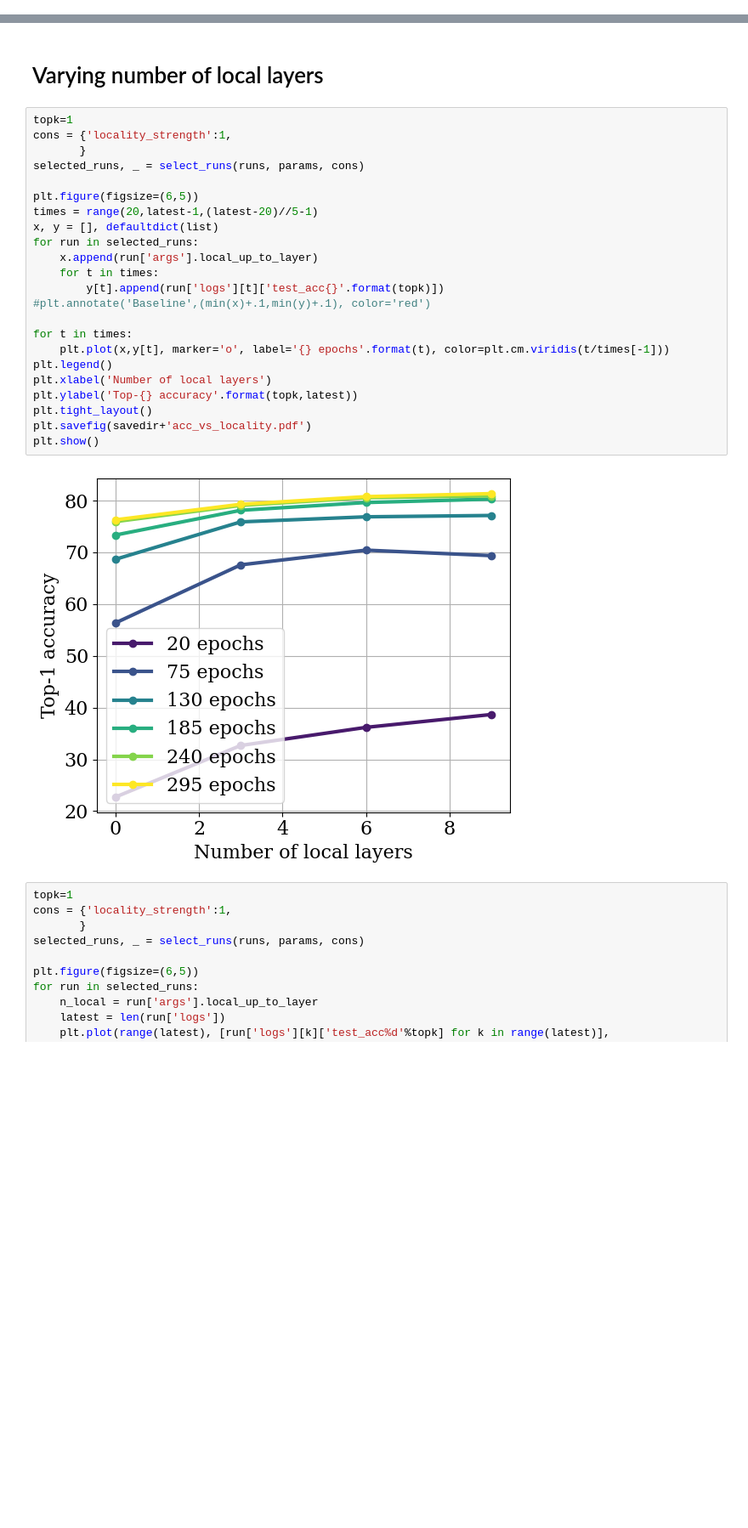
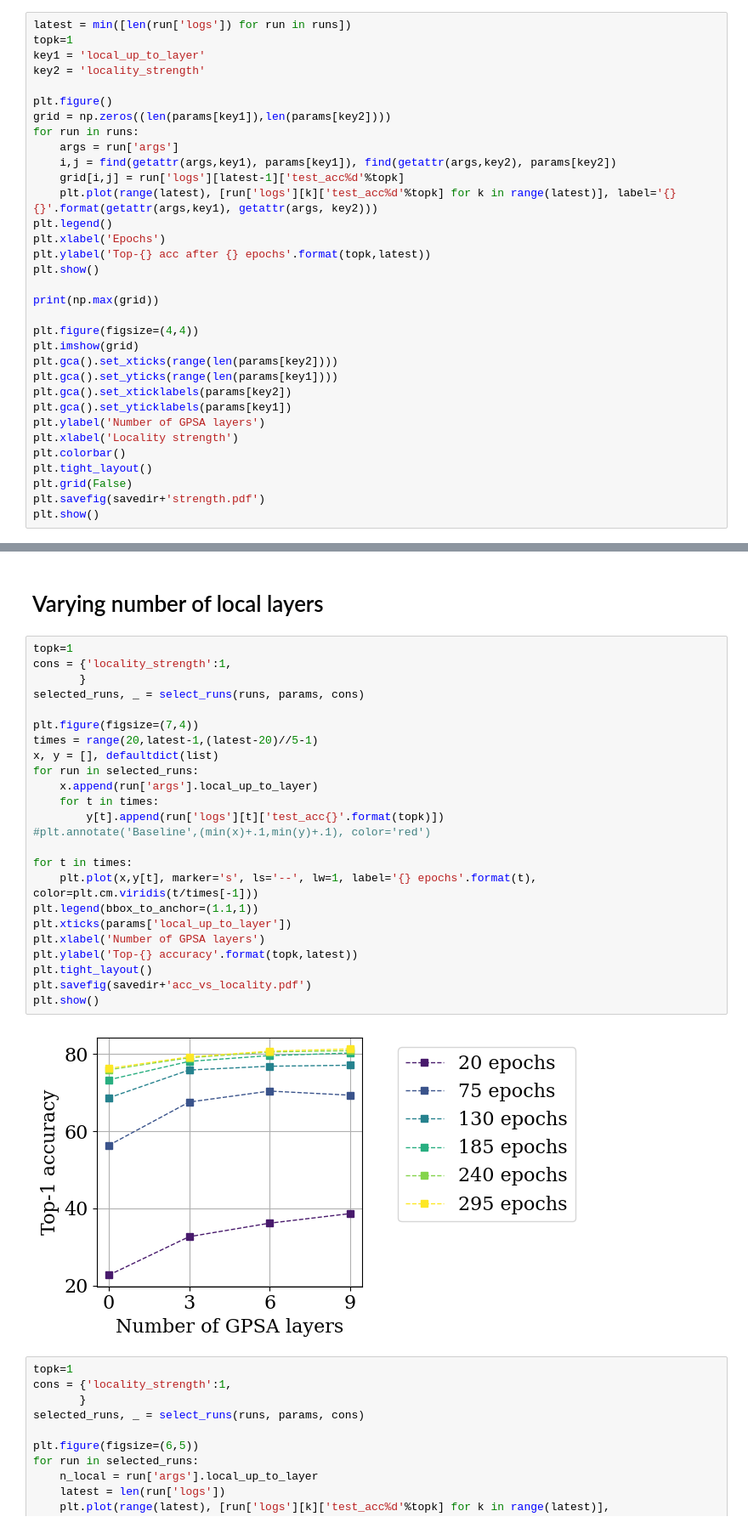
Before and after one commit to sdascoli/deit, a Jupyter notebook: deit.ipynb, the cells around one changed output, grey strips where cells are left out. Shown at 85% size. Saved outputs shown, nothing was run; the diff lists cells and outputs as text; blank space fills up the shorter version.

```diff
--- a/deit.ipynb
+++ b/deit.ipynb
@@ -158,0 +267,33 @@ IMNET
+# %%
+latest = min([len(run['logs']) for run in runs])
+topk=1
+key1 = 'local_up_to_layer'
+key2 = 'locality_strength'
+
+plt.figure()
+grid = np.zeros((len(params[key1]),len(params[key2])))
+for run in runs:
+    args = run['args']
+    i,j = find(getattr(args,key1), params[key1]), find(getattr(args,key2), params[key2])
+    grid[i,j] = run['logs'][latest-1]['test_acc%d'%topk]
+    plt.plot(range(latest), [run['logs'][k]['test_acc%d'%topk] for k in range(latest)], label='{} {}'.format(getattr(args,key1), getattr(args, key2)))
+plt.legend()
+plt.xlabel('Epochs')
+plt.ylabel('Top-{} acc after {} epochs'.format(topk,latest))
+plt.show()
+
+print(np.max(grid))
+
+plt.figure(figsize=(4,4))
+plt.imshow(grid)
+plt.gca().set_xticks(range(len(params[key2])))
+plt.gca().set_yticks(range(len(params[key1])))
+plt.gca().set_xticklabels(params[key2])
+plt.gca().set_yticklabels(params[key1])
+plt.ylabel('Number of GPSA layers')
+plt.xlabel('Locality strength')
+plt.colorbar()
+plt.tight_layout()
+plt.grid(False)
+plt.savefig(savedir+'strength.pdf')
+plt.show()
@@ -161,28 +306,29 @@ IMNET
 # %%
 topk=1
 cons = {'locality_strength':1,
        }
 selected_runs, _ = select_runs(runs, params, cons)
 
-plt.figure(figsize=(6,5))
+plt.figure(figsize=(7,4))
 times = range(20,latest-1,(latest-20)//5-1)
 x, y = [], defaultdict(list)
 for run in selected_runs:
     x.append(run['args'].local_up_to_layer)
     for t in times:
         y[t].append(run['logs'][t]['test_acc{}'.format(topk)])
 #plt.annotate('Baseline',(min(x)+.1,min(y)+.1), color='red')
 
 for t in times:
-    plt.plot(x,y[t], marker='o', label='{} epochs'.format(t), color=plt.cm.viridis(t/times[-1]))
-plt.legend()
-plt.xlabel('Number of local layers')
+    plt.plot(x,y[t], marker='s', ls='--', lw=1, label='{} epochs'.format(t), color=plt.cm.viridis(t/times[-1]))
+plt.legend(bbox_to_anchor=(1.1,1))
+plt.xticks(params['local_up_to_layer'])
+plt.xlabel('Number of GPSA layers')
 plt.ylabel('Top-{} accuracy'.format(topk,latest))
 plt.tight_layout()
 plt.savefig(savedir+'acc_vs_locality.pdf')
 plt.show()
 # %% [output]
-[figure, old version]
+[figure, new version]
 # %%
 topk=1
 cons = {'locality_strength':1,
```
Also changed, not shown: parts of 46 cells of this notebook, 3 other files.
